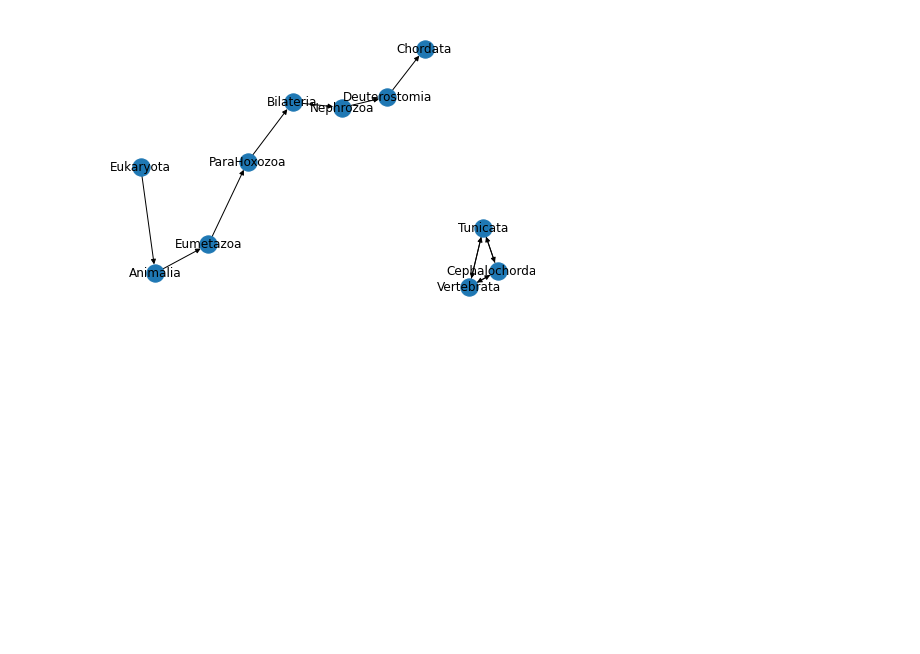
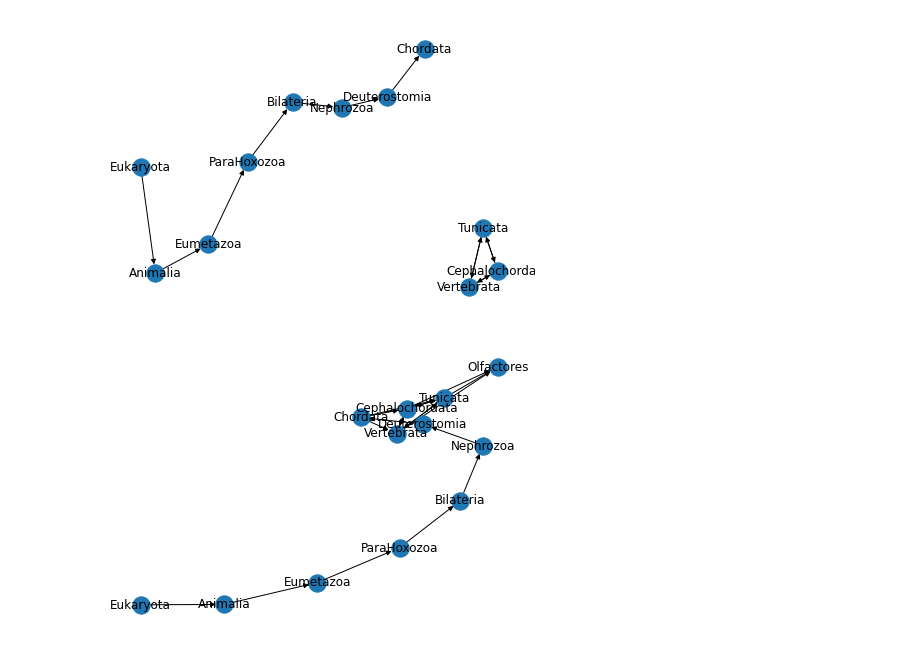
Before and after one commit to bronwencc/ML_practice, a Jupyter notebook: directed-graphs.ipynb, the cells around one changed output. Cells and saved outputs as stored; diff of their text form; code cells hidden in the pictures; blank space fills up the shorter version.

Commit message:
Draw completed graph

```diff
--- a/directed-graphs.ipynb
+++ b/directed-graphs.ipynb
@@ -78,0 +77,13 @@ nx.draw(dirG, with_labels=True)
+# %%
+#add edges for RankNum=9 relationships
+indsdict = {7:[8,9,10],11:[8,9,10]}
+for key, values in indsdict.items():
+    if key==7:
+        for value in values:
+            dirG.add_edge(groupdf.iloc[key,1],groupdf.iloc[value,1])
+    elif key==11:
+        for value in values:
+            dirG.add_edge(groupdf.iloc[value,1],groupdf.iloc[key,1])
+nx.draw(dirG,with_labels=True)
+# %% [output]
+[figure, added]
```
Also changed, not shown: parts of 2 cells of this notebook.
